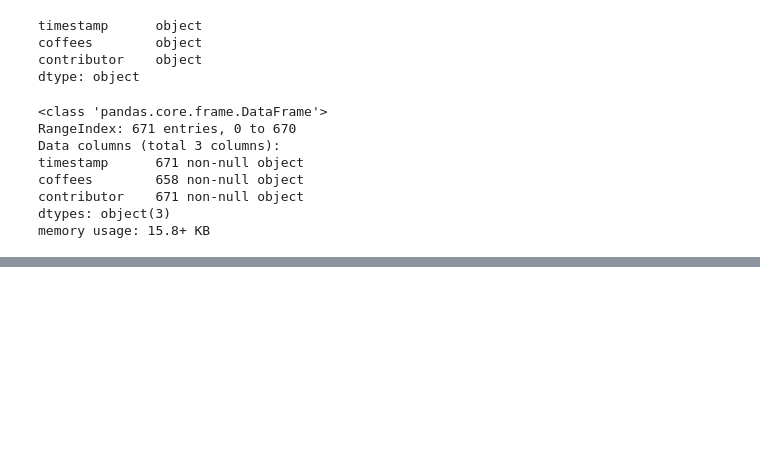
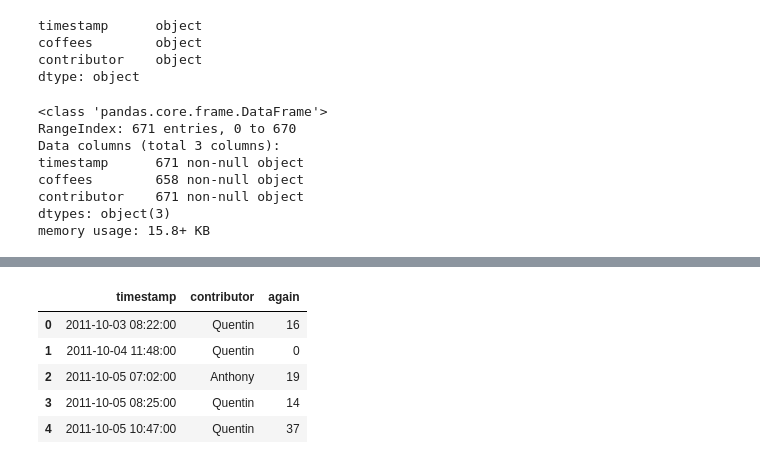
Before and after one commit to jestpt/WorkshopBioChemistry, a Jupyter notebook: Pandas/pandasIntro.ipynb, the cells around one changed output, grey strips where cells are left out. Saved outputs shown, nothing was run; the diff lists cells and outputs as text; code cells hidden in the pictures; blank space fills up the shorter version.

```diff
--- a/Pandas/pandasIntro.ipynb
+++ b/Pandas/pandasIntro.ipynb
@@ -128,3 +109,12 @@ Name: again, dtype: int64
 # %%
 temp['again']=np.random.randint(0,50,size=len(temp))
+# %%
+temp.iloc[0:5]
+# %% [output]
+|  | timestamp | contributor | again |
+| 0 | 2011-10-03 08:22:00 | Quentin | 16 |
+| 1 | 2011-10-04 11:48:00 | Quentin | 0 |
+| 2 | 2011-10-05 07:02:00 | Anthony | 19 |
+| 3 | 2011-10-05 08:25:00 | Quentin | 14 |
+| 4 | 2011-10-05 10:47:00 | Quentin | 37 |
 # %%
```
Also changed, not shown: parts of 8 cells of this notebook, 1 other file.
